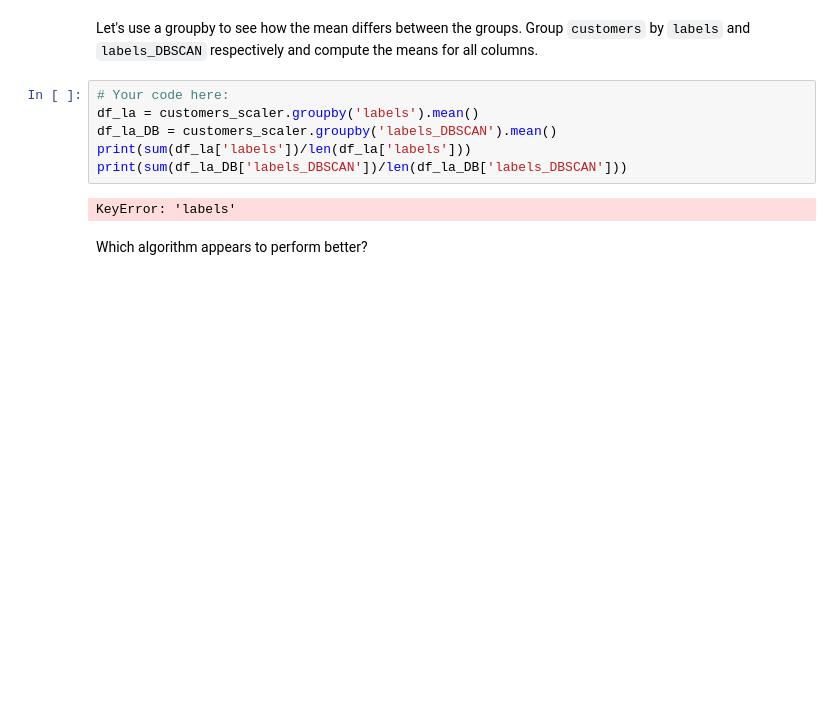
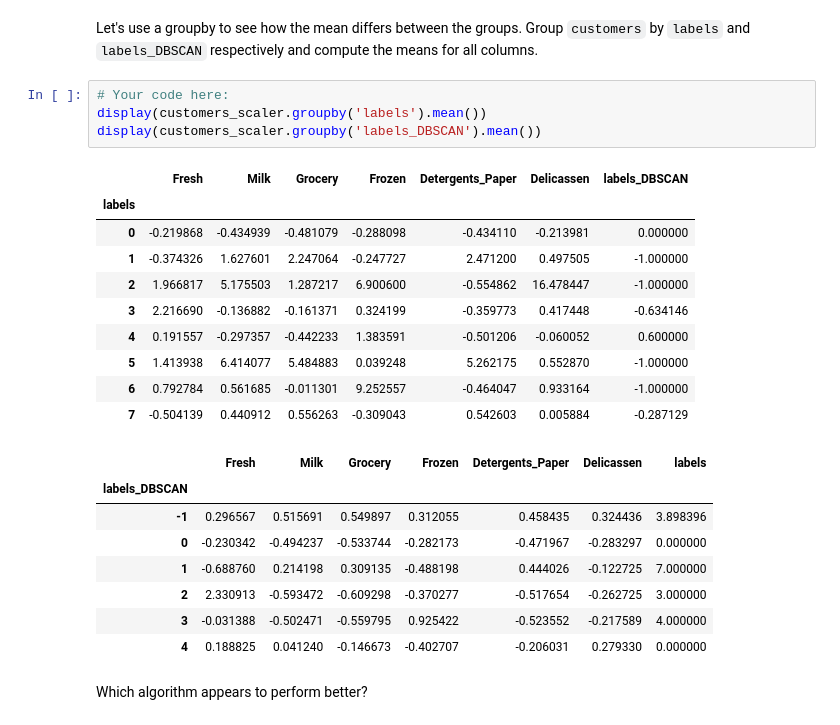
Before and after one commit to AlexMndzF/datamad1019, a Jupyter notebook: module-3/lab-unsupervised-learning/your-code/main.ipynb, the cells around one changed output. Drawn from its saved outputs; the diff is of its cells as text; blank space fills up the shorter version.

```diff
--- a/module-3/lab-unsupervised-learning/your-code/main.ipynb
+++ b/module-3/lab-unsupervised-learning/your-code/main.ipynb
@@ -289,12 +289,27 @@ plt.show()
 Let's use a groupby to see how the mean differs between the groups. Group `customers` by `labels` and `labels_DBSCAN` respectively and compute the means for all columns.
 # %%
 # Your code here:
-df_la = customers_scaler.groupby('labels').mean()
-df_la_DB = customers_scaler.groupby('labels_DBSCAN').mean()
-print(sum(df_la['labels'])/len(df_la['labels']))
-print(sum(df_la_DB['labels_DBSCAN'])/len(df_la_DB['labels_DBSCAN']))
+display(customers_scaler.groupby('labels').mean())
+display(customers_scaler.groupby('labels_DBSCAN').mean())
 # %% [output]
-KeyError: 'labels'
+|  | Fresh | Milk | Grocery | Frozen | Detergents_Paper | Delicassen | labels_DBSCAN |
+| labels |  |  |  |  |  |  |  |
+| 0 | -0.219868 | -0.434939 | -0.481079 | -0.288098 | -0.434110 | -0.213981 | 0.000000 |
+| 1 | -0.374326 | 1.627601 | 2.247064 | -0.247727 | 2.471200 | 0.497505 | -1.000000 |
+| 2 | 1.966817 | 5.175503 | 1.287217 | 6.900600 | -0.554862 | 16.478447 | -1.000000 |
+| 3 | 2.216690 | -0.136882 | -0.161371 | 0.324199 | -0.359773 | 0.417448 | -0.634146 |
+| 4 | 0.191557 | -0.297357 | -0.442233 | 1.383591 | -0.501206 | -0.060052 | 0.600000 |
+| 5 | 1.413938 | 6.414077 | 5.484883 | 0.039248 | 5.262175 | 0.552870 | -1.000000 |
+| 6 | 0.792784 | 0.561685 | -0.011301 | 9.252557 | -0.464047 | 0.933164 | -1.000000 |
+| 7 | -0.504139 | 0.440912 | 0.556263 | -0.309043 | 0.542603 | 0.005884 | -0.287129 |
+|  | Fresh | Milk | Grocery | Frozen | Detergents_Paper | Delicassen | labels |
+| labels_DBSCAN |  |  |  |  |  |  |  |
+| -1 | 0.296567 | 0.515691 | 0.549897 | 0.312055 | 0.458435 | 0.324436 | 3.898396 |
+| 0 | -0.230342 | -0.494237 | -0.533744 | -0.282173 | -0.471967 | -0.283297 | 0.000000 |
+| 1 | -0.688760 | 0.214198 | 0.309135 | -0.488198 | 0.444026 | -0.122725 | 7.000000 |
+| 2 | 2.330913 | -0.593472 | -0.609298 | -0.370277 | -0.517654 | -0.262725 | 3.000000 |
+| 3 | -0.031388 | -0.502471 | -0.559795 | 0.925422 | -0.523552 | -0.217589 | 4.000000 |
+| 4 | 0.188825 | 0.041240 | -0.146673 | -0.402707 | -0.206031 | 0.279330 | 0.000000 |
 # %% [markdown]
 Which algorithm appears to perform better?
 # %%
```
